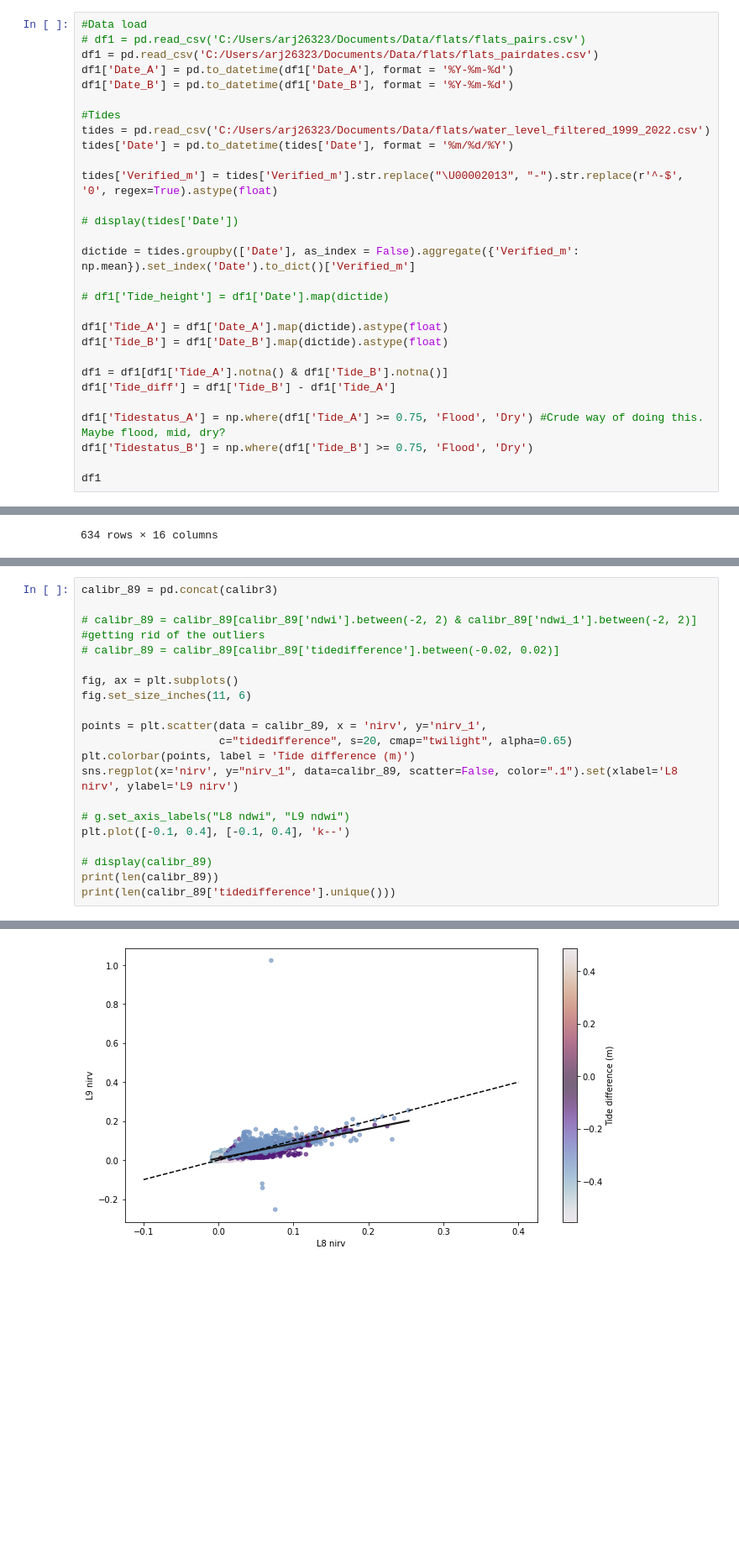
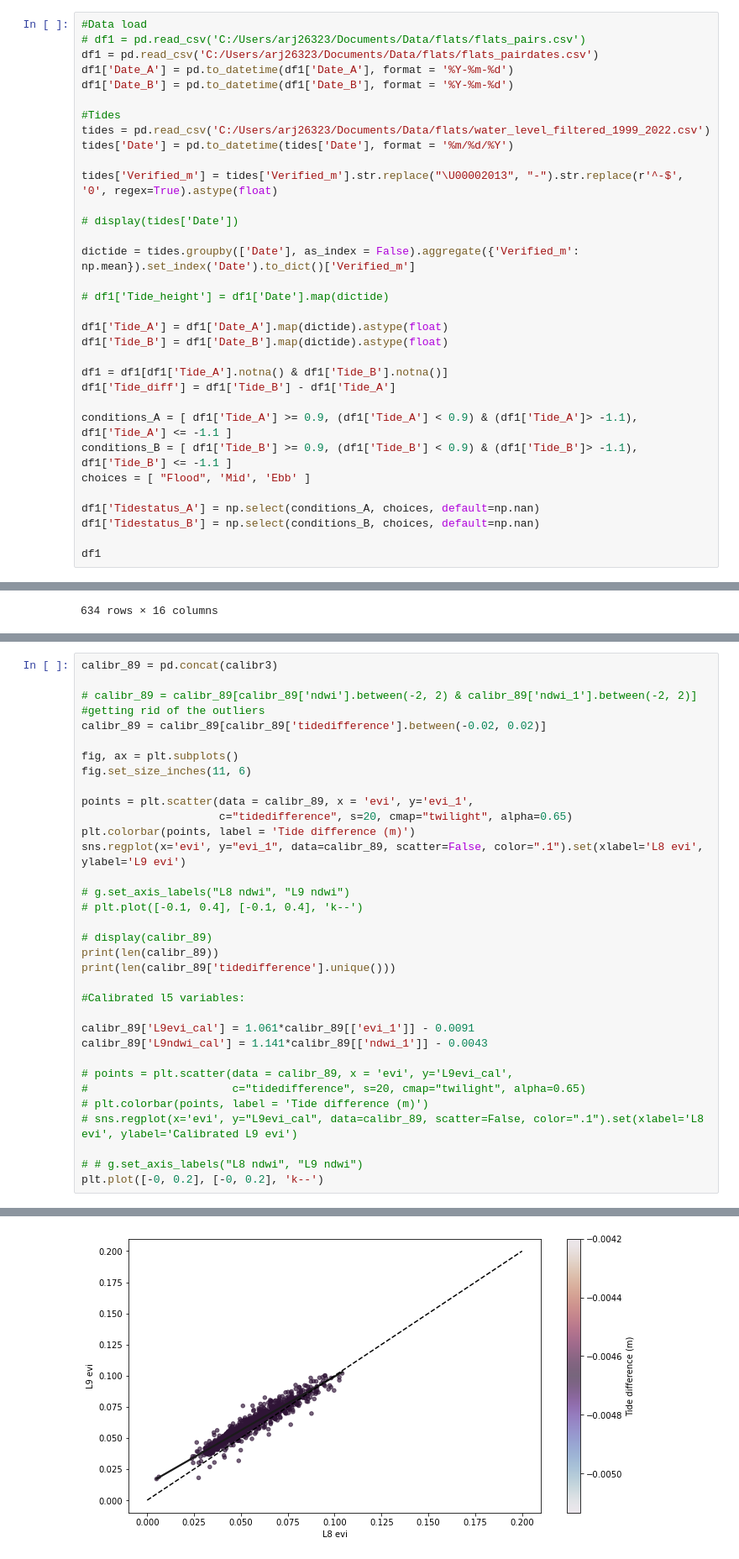
Before and after one commit to asajulien/PhD, a Jupyter notebook: Jupyter/Flats work/FLATS pairs and plots.ipynb, the cells around one changed output, grey strips where cells are left out. Shown at 84% size. Drawn from its saved outputs; the diff is of its cells as text; blank space fills up the shorter version.

```diff
--- a/Jupyter/Flats work/FLATS pairs and plots.ipynb
+++ b/Jupyter/Flats work/FLATS pairs and plots.ipynb
@@ -203,8 +203,12 @@ df1['Tide_B'] = df1['Date_B'].map(dictide).astype(float)
 df1 = df1[df1['Tide_A'].notna() & df1['Tide_B'].notna()]
 df1['Tide_diff'] = df1['Tide_B'] - df1['Tide_A']
 
-df1['Tidestatus_A'] = np.where(df1['Tide_A'] >= 0.75, 'Flood', 'Dry') #Crude way of doing this. Maybe flood, mid, dry?
-df1['Tidestatus_B'] = np.where(df1['Tide_B'] >= 0.75, 'Flood', 'Dry')
+conditions_A = [ df1['Tide_A'] >= 0.9, (df1['Tide_A'] < 0.9) & (df1['Tide_A']> -1.1), df1['Tide_A'] <= -1.1 ]
+conditions_B = [ df1['Tide_B'] >= 0.9, (df1['Tide_B'] < 0.9) & (df1['Tide_B']> -1.1), df1['Tide_B'] <= -1.1 ]
+choices = [ "Flood", 'Mid', 'Ebb' ]
+
+df1['Tidestatus_A'] = np.select(conditions_A, choices, default=np.nan)
+df1['Tidestatus_B'] = np.select(conditions_B, choices, default=np.nan)
 
 df1
 # %% [output]
@@ -358,20 +512,33 @@ calibr_89 = pd.concat(calibr3) #19 unique pairs
 calibr_89 = pd.concat(calibr3)
 
 # calibr_89 = calibr_89[calibr_89['ndwi'].between(-2, 2) & calibr_89['ndwi_1'].between(-2, 2)] #getting rid of the outliers
-# calibr_89 = calibr_89[calibr_89['tidedifference'].between(-0.02, 0.02)]
+calibr_89 = calibr_89[calibr_89['tidedifference'].between(-0.02, 0.02)]
 
 fig, ax = plt.subplots()
 fig.set_size_inches(11, 6)
 
-points = plt.scatter(data = calibr_89, x = 'nirv', y='nirv_1',
+points = plt.scatter(data = calibr_89, x = 'evi', y='evi_1',
                      c="tidedifference", s=20, cmap="twilight", alpha=0.65)
 plt.colorbar(points, label = 'Tide difference (m)')
-sns.regplot(x='nirv', y="nirv_1", data=calibr_89, scatter=False, color=".1").set(xlabel='L8 nirv', ylabel='L9 nirv')
+sns.regplot(x='evi', y="evi_1", data=calibr_89, scatter=False, color=".1").set(xlabel='L8 evi', ylabel='L9 evi')
 
 # g.set_axis_labels("L8 ndwi", "L9 ndwi")
-plt.plot([-0.1, 0.4], [-0.1, 0.4], 'k--')
+# plt.plot([-0.1, 0.4], [-0.1, 0.4], 'k--')
 
 # display(calibr_89)
 print(len(calibr_89))
 print(len(calibr_89['tidedifference'].unique()))
+
+#Calibrated l5 variables:
+
+calibr_89['L9evi_cal'] = 1.061*calibr_89[['evi_1']] - 0.0091
+calibr_89['L9ndwi_cal'] = 1.141*calibr_89[['ndwi_1']] - 0.0043
+
+# points = plt.scatter(data = calibr_89, x = 'evi', y='L9evi_cal',
+#                      c="tidedifference", s=20, cmap="twilight", alpha=0.65)
+# plt.colorbar(points, label = 'Tide difference (m)')
+# sns.regplot(x='evi', y="L9evi_cal", data=calibr_89, scatter=False, color=".1").set(xlabel='L8 evi', ylabel='Calibrated L9 evi')
+
+# # g.set_axis_labels("L8 ndwi", "L9 ndwi")
+plt.plot([-0, 0.2], [-0, 0.2], 'k--')
 # %% [output]
@@ -380 +548 @@ print(len(calibr_89['tidedifference'].unique()))
-[figure, old version]
+[figure, new version]
```
Also changed, not shown: parts of 8 cells of this notebook, 3 other files.
